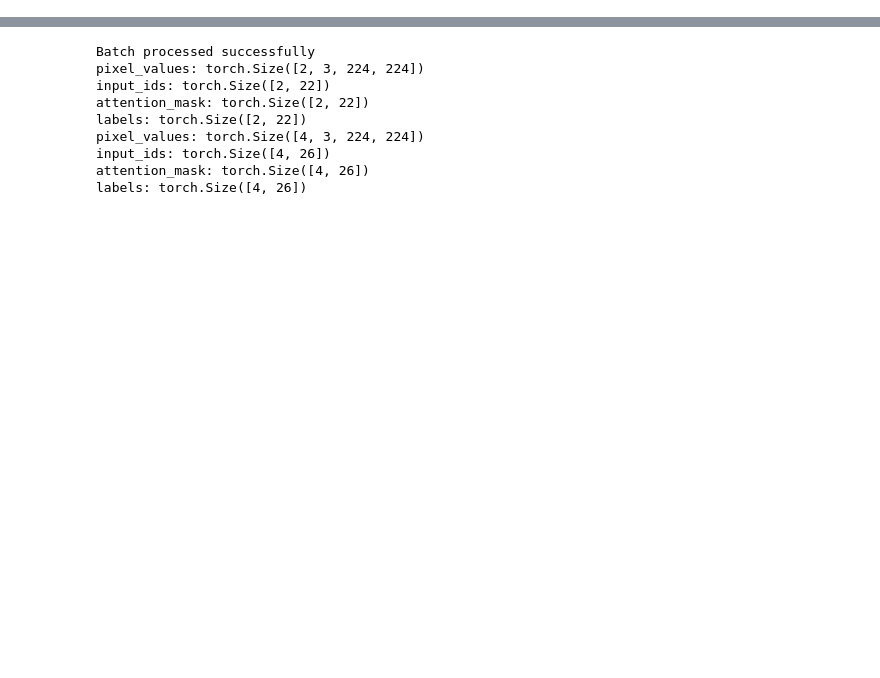
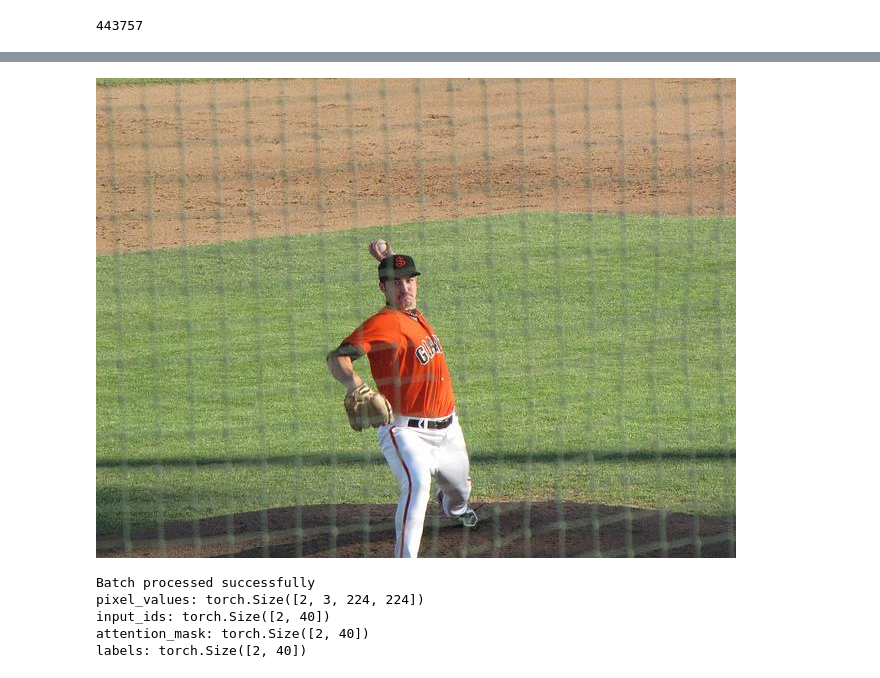
Before and after one commit to tyler-romero/seahorse, a Jupyter notebook: notebooks/train.ipynb, the cells around one changed output, grey strips where cells are left out. Drawn from its saved outputs; the diff is of its cells as text; code cells hidden in the pictures; blank space fills up the shorter version.

Commit message:
Many misc improvements. Optuna, pretraining, data config, etc (#1)

```diff
--- a/notebooks/train.ipynb
+++ b/notebooks/train.ipynb
@@ -21,20 +17,17 @@ len(ds)
+# %%
+from seahorse.experiments.experiment_registry import get_default_job_config
+
+run_config = get_default_job_config()
 # %%
-from seahorse.models.seahorse import SeahorseModel
+from seahorse.models.construction import construct_seahorse
 
-try:
-    del model
-    print("Model deleted")
-except NameError:
-    pass
-
-start = time.time()
 device = torch.device("cuda" if torch.cuda.is_available() else "cpu")
 dtype = (
     torch.bfloat16
     if torch.cuda.is_available() and torch.cuda.is_bf16_supported()
     else torch.float32
 )
-model = SeahorseModel().to(device, dtype)
-print(f"Model loaded in {time.time() - start:.2f}s")
+
+seahorse = construct_seahorse(run_config.modeling_config, dtype=dtype, device=device)
 # %% [output]
 Special tokens have been added in the vocabulary, make sure the associated word embeddings are fine-tuned or trained.
@@ -92,0 +37,12 @@ custom_ds[0]['image']
+# %%
+from seahorse.data.data_prep.the_cauldron import make_the_cauldron
+
+
+ds = make_the_cauldron(seahorse, subset="vqav2", load_from_cache_file=True)
+len(ds)
+# %% [output]
+443757
+# %%
+print(ds[1]["text"])
+ds[1]["image"]
+# %% [output]
@@ -93,9 +58,10 @@ custom_ds[0]['image']
+[figure, added]
 # %%
-from seahorse.data.seahorse_data_collator import SeahorseDataCollator
+from seahorse.data.collator import SeahorseDataCollator
 
 # Try to run a single batch through the data collator
-sample_batch1 = [custom_ds[i] for i in range(min(2, len(custom_ds)))]
-collator = SeahorseDataCollator(model=model)
+sample_batch1 = [ds[i] for i in range(min(2, len(ds)))]
+collator = SeahorseDataCollator(model=seahorse)
 try:
     processed_batch1 = collator(sample_batch1)
     print("Batch processed successfully")
@@ -104,15 +70,11 @@ try:
 except Exception as e:
     print(f"Error processing batch: {str(e)}")
 
-del sample_batch1, processed_batch1
+# del sample_batch1, processed_batch1
 # %% [output]
 Batch processed successfully
 pixel_values: torch.Size([2, 3, 224, 224])
-input_ids: torch.Size([2, 22])
-attention_mask: torch.Size([2, 22])
-labels: torch.Size([2, 22])
-pixel_values: torch.Size([4, 3, 224, 224])
-input_ids: torch.Size([4, 26])
-attention_mask: torch.Size([4, 26])
-labels: torch.Size([4, 26])
+input_ids: torch.Size([2, 40])
+attention_mask: torch.Size([2, 40])
+labels: torch.Size([2, 40])
 # %%
```
Also changed, not shown: parts of 14 cells of this notebook, 23 other files.
